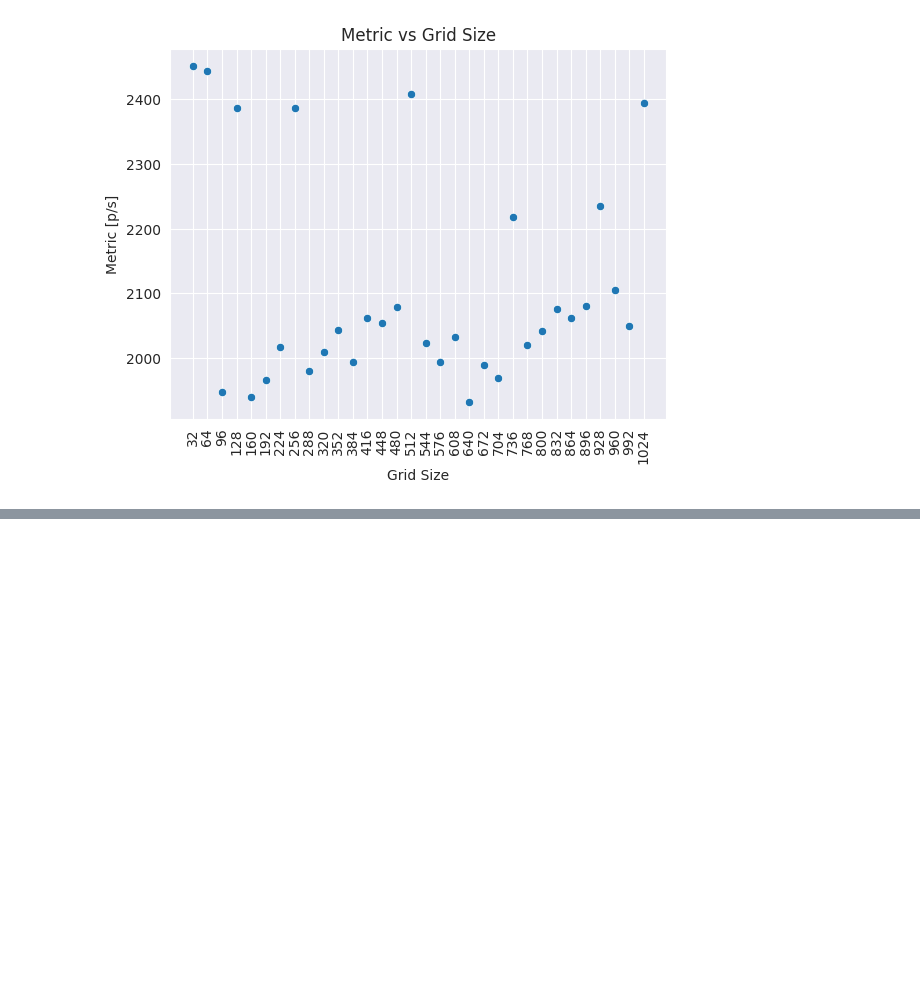
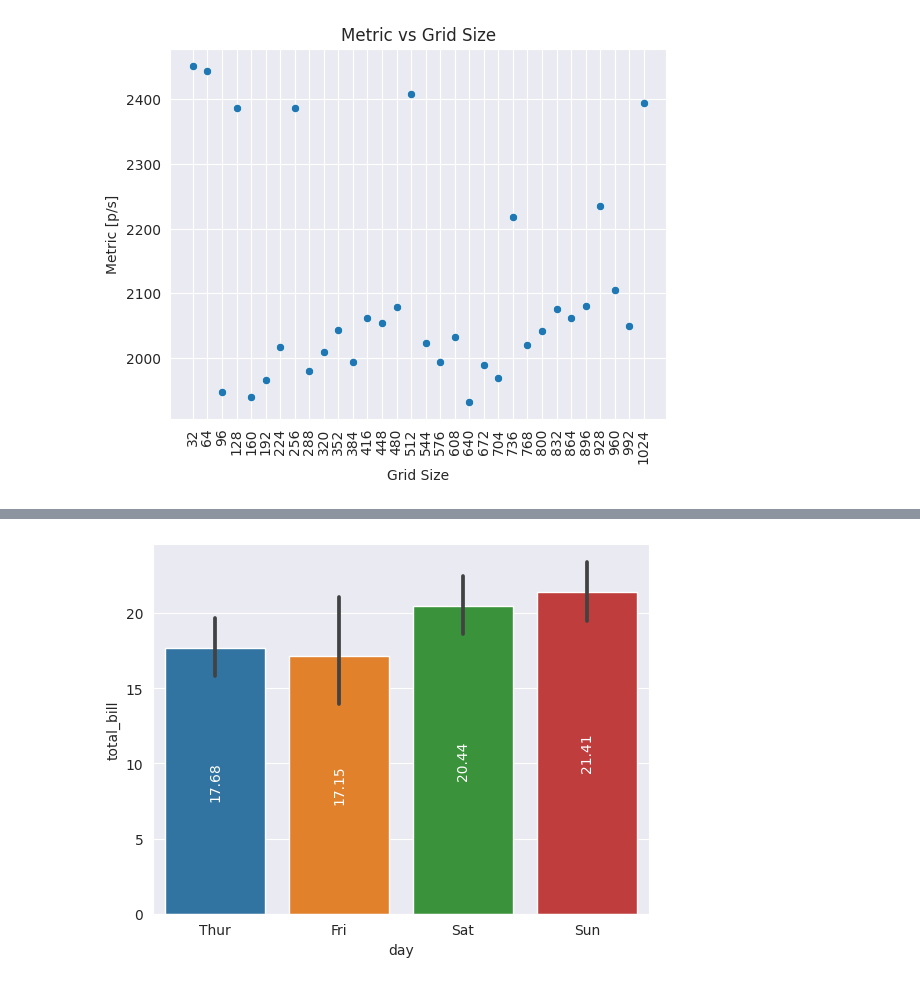
Before and after one commit to ramirofd/tiny_ising_cp2023, a Jupyter notebook: tools/plots.ipynb, the cells around one changed output, grey strips where cells are left out. Drawn from its saved outputs; the diff is of its cells as text; code cells hidden in the pictures; blank space fills up the shorter version.

```diff
--- a/tools/plots.ipynb
+++ b/tools/plots.ipynb
@@ -42,0 +78,27 @@ plt.show()
+# %%
+import seaborn as sns
+import matplotlib.pyplot as plt
+
+# Create a sample dataset
+tips = sns.load_dataset("tips")
+
+# Create the barplot
+ax = sns.barplot(x="day", y="total_bill", data=tips)
+
+# Add labels with the value of each bar
+for rect in ax.patches:
+    # Get the height and width of the bar
+    height = rect.get_height()
+    width = rect.get_width()
+
+    # Get the x and y coordinates of the bar
+    x = rect.get_x()
+    y = rect.get_y()
+
+    # Add a label with the value of the bar
+    ax.text(x + width/2, y + height/2, '{:.2f}'.format(height), ha='center', va='center', color='white', rotation=90)
+
+# Show the plot
+plt.show()
+# %% [output]
+[figure, added]
```
Also changed, not shown: parts of 3 cells of this notebook, 4 other files.
